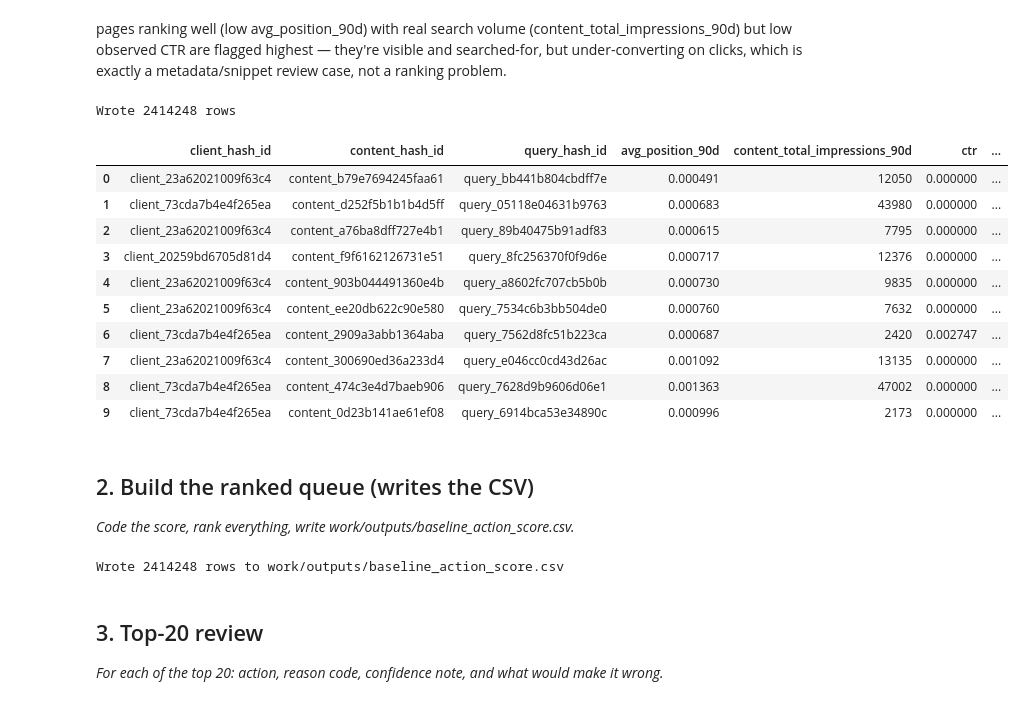
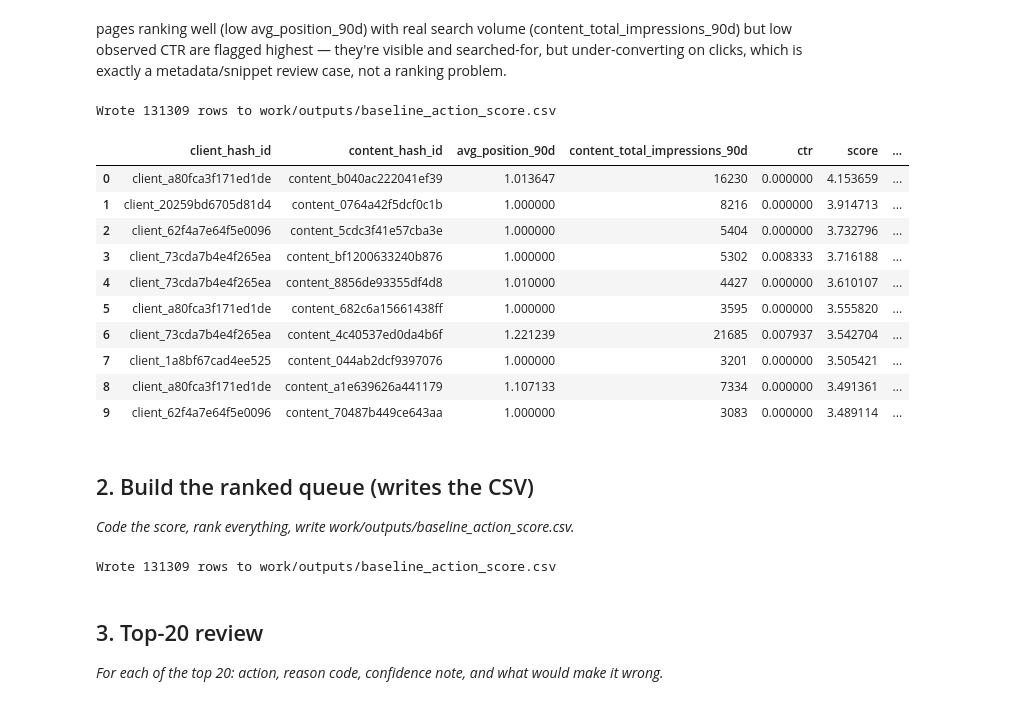
Before and after one commit to Rahul9994/ML_Flyrank, a Jupyter notebook: work/notebooks/w04_baseline_score.ipynb, the cells around one changed output. Saved outputs shown, nothing was run; the diff lists cells and outputs as text; code cells hidden in the pictures.

```diff
--- a/work/notebooks/w04_baseline_score.ipynb
+++ b/work/notebooks/w04_baseline_score.ipynb
@@ -98,49 +98,39 @@ signal_b
 pages ranking well (low avg_position_90d) with real search volume (content_total_impressions_90d) but low observed CTR are flagged highest — they're visible and searched-for, but under-converting on clicks, which is exactly a metadata/snippet review case, not a ranking problem.
 # %%
 queue = con.sql(f"""
-    WITH expected AS (
-        SELECT
-            CASE
-                WHEN avg_position_90d <= 3 THEN 727362
-                WHEN avg_position_90d <= 10 THEN 1456122
-                WHEN avg_position_90d <= 20 THEN 519223
-                ELSE 908354
-            END AS bucket_n,
-            *
-        FROM read_parquet('{base}/fact_content_query_90d.parquet')
-        WHERE impressions_90d > 0
-    )
     SELECT
-        client_hash_id, content_hash_id, query_hash_id,
-        avg_position_90d, content_total_impressions_90d,
-        clicks_90d * 1.0 / NULLIF(impressions_90d,0) AS ctr,
-        -- score: rewards good position + real volume, penalizes underperforming CTR
-        (1.0 / NULLIF(avg_position_90d,0)) * LOG(1 + content_total_impressions_90d)
-            - (clicks_90d * 1.0 / NULLIF(impressions_90d,0)) AS score,
+        client_hash_id, content_hash_id,
+        AVG(avg_position_90d) AS avg_position_90d,
+        MAX(content_total_impressions_90d) AS content_total_impressions_90d,
+        SUM(clicks_90d) * 1.0 / NULLIF(SUM(impressions_90d),0) AS ctr,
+        (1.0 / GREATEST(AVG(avg_position_90d), 1.0)) * LOG(1 + MAX(content_total_impressions_90d))
+            - (SUM(clicks_90d) * 1.0 / NULLIF(SUM(impressions_90d),0)) AS score,
         'ctr_below_position_and_volume_expectation' AS reason_code,
         'review_snippet_metadata' AS action_label
-    FROM expected
+    FROM read_parquet('{base}/fact_content_query_90d.parquet')
+    WHERE impressions_90d > 0 AND avg_position_90d >= 1
+    GROUP BY client_hash_id, content_hash_id
     ORDER BY score DESC
 """).df()
 
 import os
 os.makedirs("work/outputs", exist_ok=True)
 queue.to_csv("work/outputs/baseline_action_score.csv", index=False)
-print(f"Wrote {len(queue)} rows")
+print(f"Wrote {len(queue)} rows to work/outputs/baseline_action_score.csv")
 queue.head(10)
 # %% [output]
-Wrote 2414248 rows
+Wrote 131309 rows to work/outputs/baseline_action_score.csv
-|  | client_hash_id | content_hash_id | query_hash_id | avg_position_90d | content_total_impressions_90d | ctr | ... |
-| 0 | client_23a62021009f63c4 | content_b79e7694245faa61 | query_bb441b804cbdff7e | 0.000491 | 12050 | 0.000000 | ... |
-| 1 | client_73cda7b4e4f265ea | content_d252f5b1b1b4d5ff | query_05118e04631b9763 | 0.000683 | 43980 | 0.000000 | ... |
-| 2 | client_23a62021009f63c4 | content_a76ba8dff727e4b1 | query_89b40475b91adf83 | 0.000615 | 7795 | 0.000000 | ... |
-| 3 | client_20259bd6705d81d4 | content_f9f6162126731e51 | query_8fc256370f0f9d6e | 0.000717 | 12376 | 0.000000 | ... |
-| 4 | client_23a62021009f63c4 | content_903b044491360e4b | query_a8602fc707cb5b0b | 0.000730 | 9835 | 0.000000 | ... |
-| 5 | client_23a62021009f63c4 | content_ee20db622c90e580 | query_7534c6b3bb504de0 | 0.000760 | 7632 | 0.000000 | ... |
-| 6 | client_73cda7b4e4f265ea | content_2909a3abb1364aba | query_7562d8fc51b223ca | 0.000687 | 2420 | 0.002747 | ... |
-| 7 | client_23a62021009f63c4 | content_300690ed36a233d4 | query_e046cc0cd43d26ac | 0.001092 | 13135 | 0.000000 | ... |
-| 8 | client_73cda7b4e4f265ea | content_474c3e4d7baeb906 | query_7628d9b9606d06e1 | 0.001363 | 47002 | 0.000000 | ... |
-| 9 | client_73cda7b4e4f265ea | content_0d23b141ae61ef08 | query_6914bca53e34890c | 0.000996 | 2173 | 0.000000 | ... |
+|  | client_hash_id | content_hash_id | avg_position_90d | content_total_impressions_90d | ctr | score | ... |
+| 0 | client_a80fca3f171ed1de | content_b040ac222041ef39 | 1.013647 | 16230 | 0.000000 | 4.153659 | ... |
+| 1 | client_20259bd6705d81d4 | content_0764a42f5dcf0c1b | 1.000000 | 8216 | 0.000000 | 3.914713 | ... |
+| 2 | client_62f4a7e64f5e0096 | content_5cdc3f41e57cba3e | 1.000000 | 5404 | 0.000000 | 3.732796 | ... |
+| 3 | client_73cda7b4e4f265ea | content_bf1200633240b876 | 1.000000 | 5302 | 0.008333 | 3.716188 | ... |
+| 4 | client_73cda7b4e4f265ea | content_8856de93355df4d8 | 1.010000 | 4427 | 0.000000 | 3.610107 | ... |
+| 5 | client_a80fca3f171ed1de | content_682c6a15661438ff | 1.000000 | 3595 | 0.000000 | 3.555820 | ... |
+| 6 | client_73cda7b4e4f265ea | content_4c40537ed0da4b6f | 1.221239 | 21685 | 0.007937 | 3.542704 | ... |
+| 7 | client_1a8bf67cad4ee525 | content_044ab2dcf9397076 | 1.000000 | 3201 | 0.000000 | 3.505421 | ... |
+| 8 | client_a80fca3f171ed1de | content_a1e639626a441179 | 1.107133 | 7334 | 0.000000 | 3.491361 | ... |
+| 9 | client_62f4a7e64f5e0096 | content_70487b449ce643aa | 1.000000 | 3083 | 0.000000 | 3.489114 | ... |
 # %% [markdown]
 ## 2. Build the ranked queue (writes the CSV)
 
@@ -151,7 +141,7 @@ os.makedirs("work/outputs", exist_ok=True)
 queue.to_csv("work/outputs/baseline_action_score.csv", index=False)
 print(f"Wrote {len(queue)} rows to work/outputs/baseline_action_score.csv")
 # %% [output]
-Wrote 2414248 rows to work/outputs/baseline_action_score.csv
+Wrote 131309 rows to work/outputs/baseline_action_score.csv
 # %% [markdown]
 ## 3. Top-20 review
 
```
Also changed, not shown: parts of 5 cells of this notebook.
